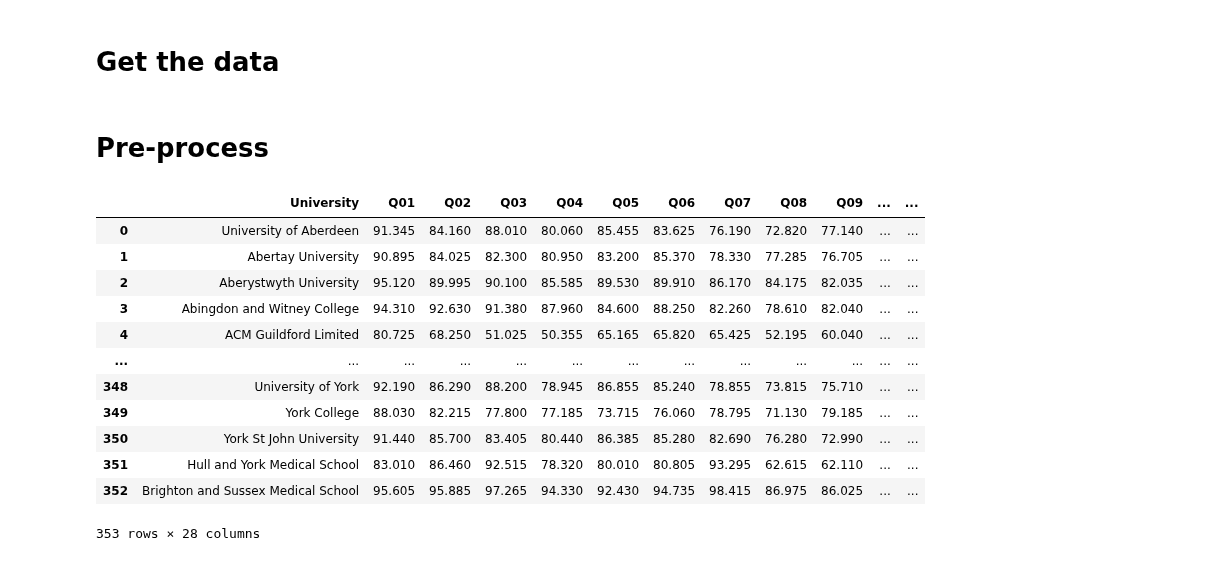
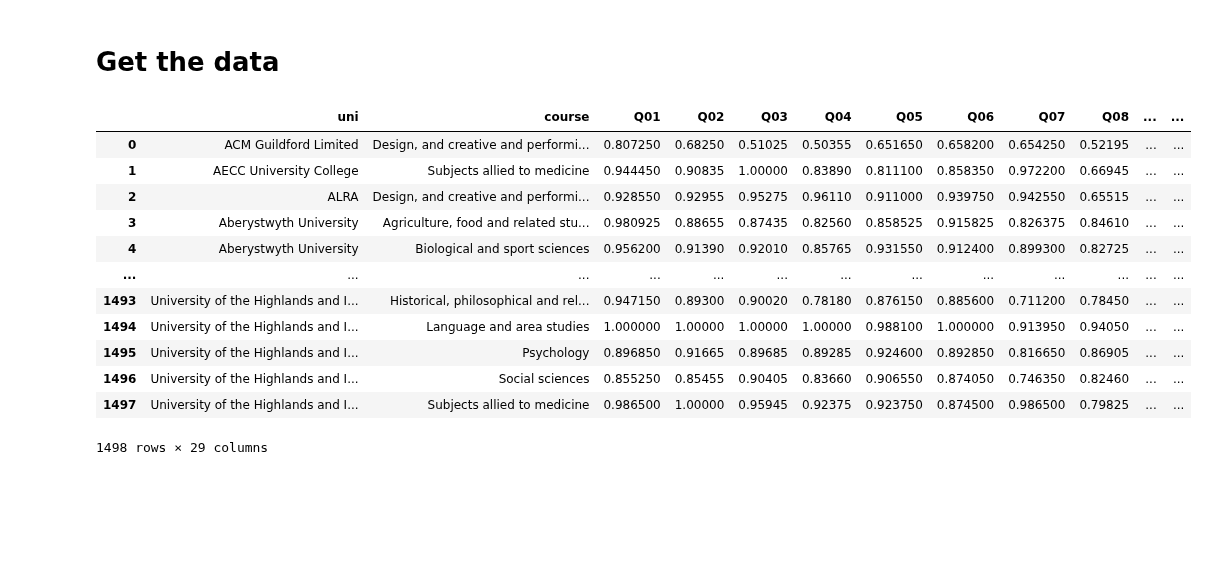
Before and after one commit to szelesaron/dissertation-code, a Jupyter notebook: ml-algorithms.ipynb, the cells around one changed output. Cells and saved outputs as stored; diff of their text form; code cells hidden in the pictures; blank space fills up the shorter version.

```diff
--- a/ml-algorithms.ipynb
+++ b/ml-algorithms.ipynb
@@ -13,25 +13,21 @@ D:\anaconda\lib\site-packages\numpy\.libs\libopenblas64__v0.3.21-gcc_10_3_0.dll
 # %% [markdown]
 # Get the data
 # %%
-unis_1819 = pd.read_pickle("data/unis_1819.pkl")
-unis_2122 = pd.read_pickle("data/unis_2122.pkl")
-course_1819 = pd.read_pickle("data/course_1819.pkl")
-course_2122 = pd.read_pickle("data/course_2122.pkl")
+data_bench = pd.read_pickle("data/course_and_uni_1819.pkl")
+data_covid = pd.read_pickle("data/course_and_uni_2122.pkl")
-# %% [markdown]
-# Pre-process
 # %%
-unis_1819
+data_bench
 # %% [output]
-|  | University | Q01 | Q02 | Q03 | Q04 | Q05 | Q06 | Q07 | Q08 | Q09 | ... | ... |
-| 0 | University of Aberdeen | 91.345 | 84.160 | 88.010 | 80.060 | 85.455 | 83.625 | 76.190 | 72.820 | 77.140 | ... | ... |
-| 1 | Abertay University | 90.895 | 84.025 | 82.300 | 80.950 | 83.200 | 85.370 | 78.330 | 77.285 | 76.705 | ... | ... |
-| 2 | Aberystwyth University | 95.120 | 89.995 | 90.100 | 85.585 | 89.530 | 89.910 | 86.170 | 84.175 | 82.035 | ... | ... |
-| 3 | Abingdon and Witney College | 94.310 | 92.630 | 91.380 | 87.960 | 84.600 | 88.250 | 82.260 | 78.610 | 82.040 | ... | ... |
-| 4 | ACM Guildford Limited | 80.725 | 68.250 | 51.025 | 50.355 | 65.165 | 65.820 | 65.425 | 52.195 | 60.040 | ... | ... |
+|  | uni | course | Q01 | Q02 | Q03 | Q04 | Q05 | Q06 | Q07 | Q08 | ... | ... |
+| 0 | ACM Guildford Limited | Design, and creative and performi... | 0.807250 | 0.68250 | 0.51025 | 0.50355 | 0.651650 | 0.658200 | 0.654250 | 0.52195 | ... | ... |
+| 1 | AECC University College | Subjects allied to medicine | 0.944450 | 0.90835 | 1.00000 | 0.83890 | 0.811100 | 0.858350 | 0.972200 | 0.66945 | ... | ... |
+| 2 | ALRA | Design, and creative and performi... | 0.928550 | 0.92955 | 0.95275 | 0.96110 | 0.911000 | 0.939750 | 0.942550 | 0.65515 | ... | ... |
+| 3 | Aberystwyth University | Agriculture, food and related stu... | 0.980925 | 0.88655 | 0.87435 | 0.82560 | 0.858525 | 0.915825 | 0.826375 | 0.84610 | ... | ... |
+| 4 | Aberystwyth University | Biological and sport sciences | 0.956200 | 0.91390 | 0.92010 | 0.85765 | 0.931550 | 0.912400 | 0.899300 | 0.82725 | ... | ... |
 | ... | ... | ... | ... | ... | ... | ... | ... | ... | ... | ... | ... | ... |
-| 348 | University of York | 92.190 | 86.290 | 88.200 | 78.945 | 86.855 | 85.240 | 78.855 | 73.815 | 75.710 | ... | ... |
-| 349 | York College | 88.030 | 82.215 | 77.800 | 77.185 | 73.715 | 76.060 | 78.795 | 71.130 | 79.185 | ... | ... |
-| 350 | York St John University | 91.440 | 85.700 | 83.405 | 80.440 | 86.385 | 85.280 | 82.690 | 76.280 | 72.990 | ... | ... |
-| 351 | Hull and York Medical School | 83.010 | 86.460 | 92.515 | 78.320 | 80.010 | 80.805 | 93.295 | 62.615 | 62.110 | ... | ... |
-| 352 | Brighton and Sussex Medical School | 95.605 | 95.885 | 97.265 | 94.330 | 92.430 | 94.735 | 98.415 | 86.975 | 86.025 | ... | ... |
+| 1493 | University of the Highlands and I... | Historical, philosophical and rel... | 0.947150 | 0.89300 | 0.90020 | 0.78180 | 0.876150 | 0.885600 | 0.711200 | 0.78450 | ... | ... |
+| 1494 | University of the Highlands and I... | Language and area studies | 1.000000 | 1.00000 | 1.00000 | 1.00000 | 0.988100 | 1.000000 | 0.913950 | 0.94050 | ... | ... |
+| 1495 | University of the Highlands and I... | Psychology | 0.896850 | 0.91665 | 0.89685 | 0.89285 | 0.924600 | 0.892850 | 0.816650 | 0.86905 | ... | ... |
+| 1496 | University of the Highlands and I... | Social sciences | 0.855250 | 0.85455 | 0.90405 | 0.83660 | 0.906550 | 0.874050 | 0.746350 | 0.82460 | ... | ... |
+| 1497 | University of the Highlands and I... | Subjects allied to medicine | 0.986500 | 1.00000 | 0.95945 | 0.92375 | 0.923750 | 0.874500 | 0.986500 | 0.79825 | ... | ... |
-353 rows × 28 columns
+1498 rows × 29 columns
```
Also changed, not shown: parts of 5 cells of this notebook, 1 other file.
